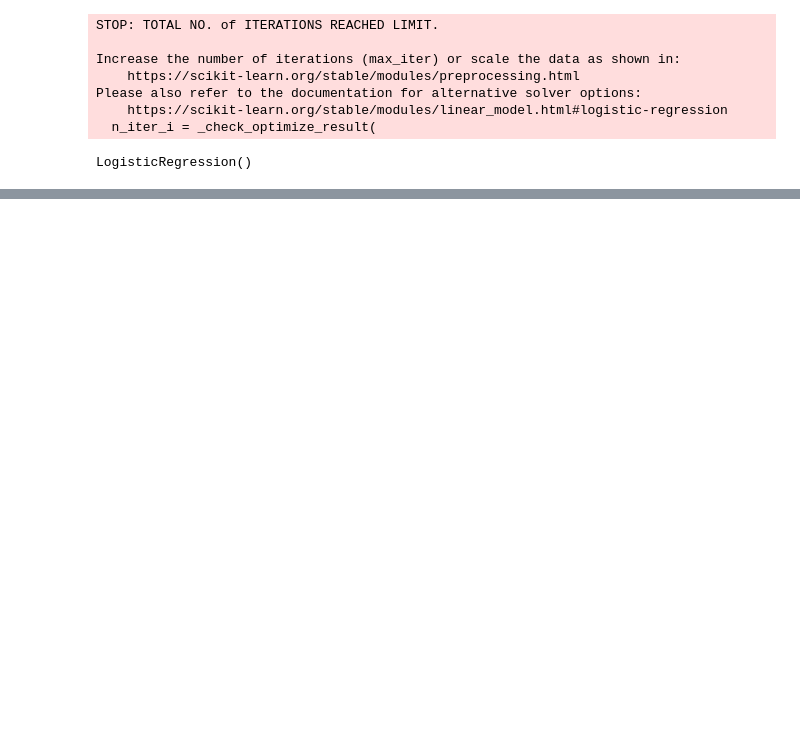
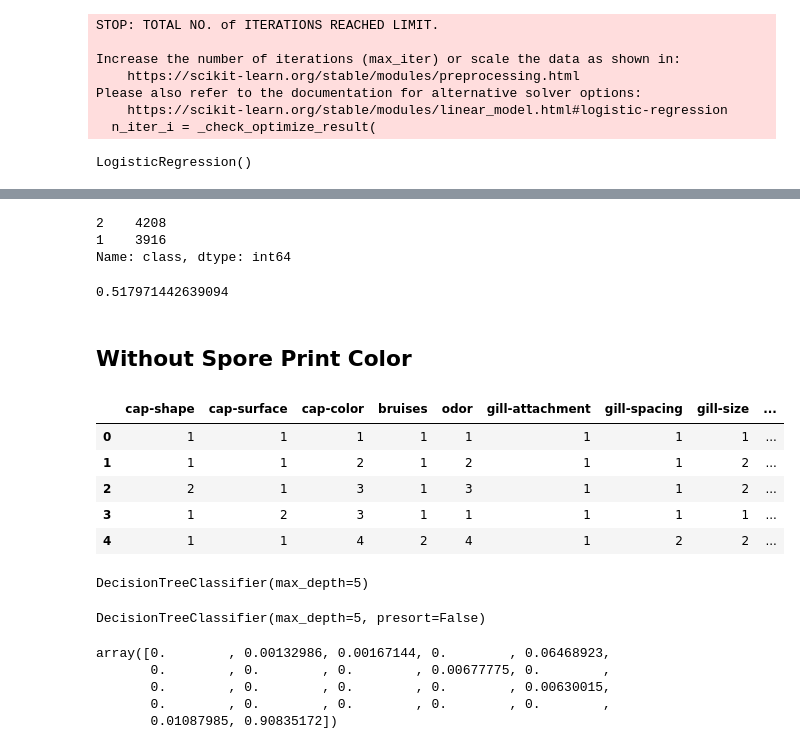
Before and after one commit to raizelistaken/Classification_project3, a Jupyter notebook: Thursday.ipynb, the cells around one changed output, grey strips where cells are left out. Saved outputs shown, nothing was run; the diff lists cells and outputs as text; code cells hidden in the pictures; blank space fills up the shorter version.

```diff
--- a/Thursday.ipynb
+++ b/Thursday.ipynb
@@ -500,0 +691,25 @@ df['class'].value_counts()[2]/(df['class'].value_counts()[2] + df['class'].value
+# %%
+df['class'].value_counts()
+# %% [output]
+2    4208
+1    3916
+Name: class, dtype: int64
+# %%
+df['class'].value_counts()[2]/(df['class'].value_counts()[2] + df['class'].value_counts()[1])
+# %% [output]
+0.517971442639094
+# %% [markdown]
+## Without Spore Print Color
+# %%
+target = df['class']
+class_spore = df.drop(["class", "spore-print-color"], axis=1)
+# %%
+data = pd.get_dummies(class_spore)
+data.head()
+# %% [output]
+|  | cap-shape | cap-surface | cap-color | bruises | odor | gill-attachment | gill-spacing | gill-size | ... |
+| 0 | 1 | 1 | 1 | 1 | 1 | 1 | 1 | 1 | ... |
+| 1 | 1 | 1 | 2 | 1 | 2 | 1 | 1 | 2 | ... |
+| 2 | 2 | 1 | 3 | 1 | 3 | 1 | 1 | 2 | ... |
+| 3 | 1 | 2 | 3 | 1 | 1 | 1 | 1 | 1 | ... |
+| 4 | 1 | 1 | 4 | 2 | 4 | 1 | 2 | 2 | ... |
@@ -500,0 +718,23 @@ df['class'].value_counts()[2]/(df['class'].value_counts()[2] + df['class'].value
+# %%
+# Instantiate and fit a DecisionTreeClassifier
+tree_clf = DecisionTreeClassifier(criterion='gini', max_depth=5)
+tree_clf.fit(data_train, target_train)
+# %% [output]
+DecisionTreeClassifier(max_depth=5)
+# %%
+DecisionTreeClassifier(class_weight=None, criterion='gini', max_depth=5,
+                       max_features=None, max_leaf_nodes=None,
+                       min_impurity_decrease=0.0, min_impurity_split=None,
+                       min_samples_leaf=1, min_samples_split=2,
+                       min_weight_fraction_leaf=0.0, presort=False,
+                       random_state=None, splitter='best')
+# %% [output]
+DecisionTreeClassifier(max_depth=5, presort=False)
+# %%
+tree_clf.feature_importances_
+# %% [output]
+array([0.        , 0.00132986, 0.00167144, 0.        , 0.06468923,
+       0.        , 0.        , 0.        , 0.00677775, 0.        ,
+       0.        , 0.        , 0.        , 0.        , 0.00630015,
+       0.        , 0.        , 0.        , 0.        , 0.        ,
+       0.01087985, 0.90835172])
```
Also changed, not shown: parts of 55 cells of this notebook.
